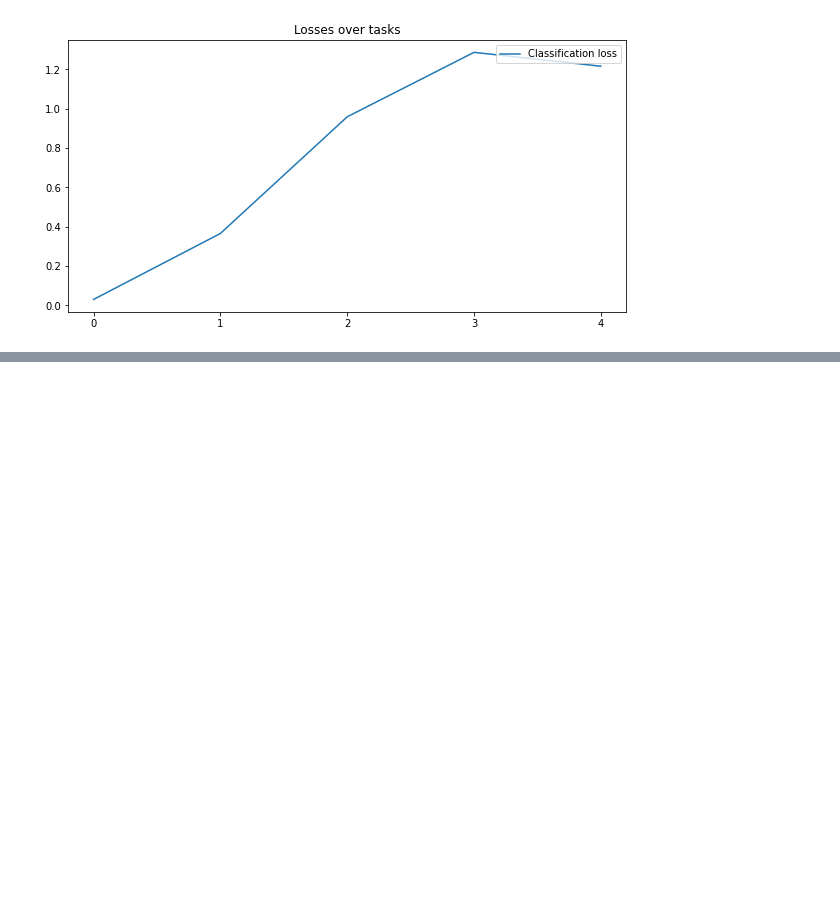
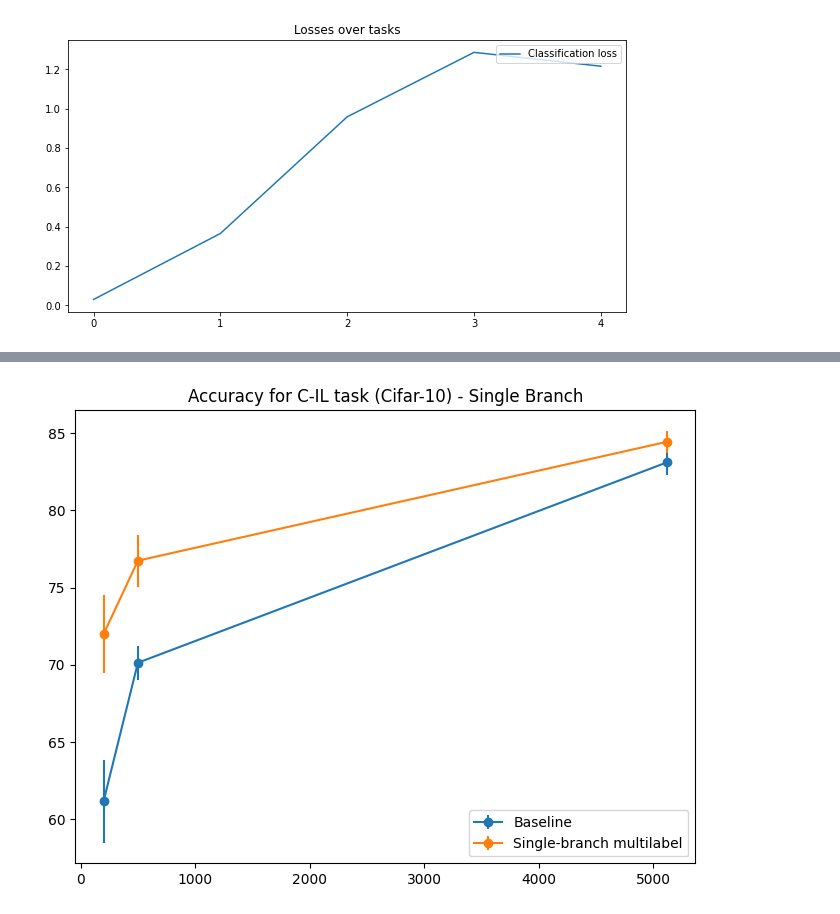
Before and after one commit to Marcopal97/Continual_Learning_with_Semantic_Clustering, a Jupyter notebook: Notebooks/DER_and_Clustering.ipynb, the cells around one changed output, grey strips where cells are left out. Cells and saved outputs as stored; diff of their text form; code cells hidden in the pictures; blank space fills up the shorter version.

```diff
--- a/Notebooks/DER_and_Clustering.ipynb
+++ b/Notebooks/DER_and_Clustering.ipynb
@@ -3660,7 +3204,7 @@ def train_cifar(model: ContinualModel, dataset: ContinualDataset, train_data: li
 NAMES[SequentialCIFAR10.NAME] = SequentialCIFAR10
 num_cluster = 10
 dataset_cifar = get_dataset("seq-cifar10", 32, True)
-model_cifar = get_model(Der_clustering, backbone=dataset_cifar.get_backbone_cluster(num_cluster), loss=dataset_cifar.get_loss(), lr=0.01, buffer_size=500, minibatch_size=32, alpha=0.3, transform=dataset_cifar.get_transform())
+model_cifar = get_model(Der_clustering, backbone=dataset_cifar.get_backbone_cluster(num_cluster), loss=dataset_cifar.get_loss(), lr=0.01, buffer_size=500, minibatch_size=32, alpha=0.3, beta=None, transform=dataset_cifar.get_transform())
 #print(model_cifar.net.classifier.weight)
 results, results_mask_classes = train_cifar(model_cifar, dataset_cifar, train_data, test_data, 50, num_cluster, 0, 0, None, True)
 # %% [output]
@@ -3925,7 +3469,7 @@ def train_cifar(model: ContinualModel, dataset: ContinualDataset, train_data: li
 NAMES[SequentialCIFAR10.NAME] = SequentialCIFAR10
 num_cluster = 10
 dataset_cifar = get_dataset("seq-cifar10", 32, True)
-model_cifar = get_model(Der_classifier, backbone=dataset_cifar.get_backbone_cluster(num_cluster), loss=dataset_cifar.get_loss(), lr=0.03, buffer_size=500, minibatch_size=32, alpha=0.3, transform=dataset_cifar.get_transform())
+model_cifar = get_model(Der_classifier, backbone=dataset_cifar.get_backbone_cluster(num_cluster), loss=dataset_cifar.get_loss(), lr=0.03, buffer_size=500, minibatch_size=32, alpha=0.3, beta=None, transform=dataset_cifar.get_transform())
 results, results_mask_classes = train_cifar(model_cifar, dataset_cifar, train_data, test_data, 50, num_cluster, 0, 49, 4, False)
 # %% [output]
 [ 01-04 | 13:17 ] Task 1 | epoch 49: |██████████████████████████████████████████████████| loss: 0.75746709
@@ -3948,0 +4207,12 @@ No artists with labels found to put in legend.  Note that artists whose label st
+# %%
+for i in range(4):
+    open_file_1 = open("/home/marco_palumbo/data/train_data_multi_class.pkl", "rb")
+    open_file_2 = open("/home/marco_palumbo/data/test_data_multi_class.pkl", "rb")
+    train_data = pickle.load(open_file_1)
+    test_data = pickle.load(open_file_2)
+    open_file_1.close()
+    open_file_2.close()
+    dataset_cifar = get_dataset("seq-cifar10", 32, True)
+    num_classes = 20
+    model_cifar = get_model(Derpp_multi_label, backbone=resnet18(num_classes), loss=dataset_cifar.get_loss(), lr=0.03, buffer_size=200, minibatch_size=32, alpha=0.1, beta=0.5, transform=dataset_cifar.get_transform())
+    results, results_mask_classes, results_clustering = train_cifar(model_cifar, dataset_cifar, train_data, test_data, 50, num_classes, 0, None, True)
@@ -3948,0 +4307,3 @@ No artists with labels found to put in legend.  Note that artists whose label st
+# %%
+clusters = [18, 16, 14, 12, 10]
+train_data, test_data = clustered_mnist(clusters)
@@ -3948,0 +4848,62 @@ No artists with labels found to put in legend.  Note that artists whose label st
+# %%
+import numpy as np
+import matplotlib.pyplot as plt
+import torch
+import torch
+import torchvision
+import statistics
+
+# Accuratezze per il C-IL (Cifar-10)
+results_baseline_cifar = [[59.3, 60.2, 61.2, 61.0, 59.7, 58.5, 65.9, 66.1, 60.0, 59.6],
+                          [69.3, 68.2, 71.5, 71.0, 69.2, 69.0, 70.8, 71.2, 70.7, 70.4],
+                          [83.1, 83.2, 84.2, 82.9, 81.9, 84.6, 82.9, 83.1, 82.0, 83.2]] # 200 - 500 - 5120
+results_baseline_cifar_mean = []
+results_baseline_cifar_std = []
+results_multi_label_cifar = [[73.8, 66.6, 71.9, 72.8, 71.5, 72.8, 75, 70.5, 70.1, 74.8],
+                             [74.6, 73.6, 77.1, 77, 77, 77, 76.9, 79, 79, 76.2],
+                             [83.1, 85.3, 84.6, 84.2, 84.2, 84.7, 84.8, 85.2, 84.8, 83.5]] # 200 - 500 - 5120
+results_multi_label_cifar_mean = []
+results_multi_label_cifar_std = []
+
+buffer_size = [200, 500, 5120]
+
+# Accuratezze per il C-IL (MNIST)
+results_baseline_mnist = [[87.1, 85.4, 86.1, 84, 86.3, 86.5, 86.6, 84.8, 83.8, 84.1],
+                          [91.1, 90, 89.3, 90.4, 88.6, 89.6, 91.5, 91.5, 90.2, 90.6],
+                          [95, 94.5, 94.4, 94.8, 94.9, 95.1, 94.6, 94.8, 94.8, 94.2]] # 200 - 500 - 5120
+results_baseline_mnist_mean = []
+results_baseline_mnist_std = []
+results_multi_label_mnist = [[90.9, 91.1, 90, 90.2, 88.7, 91.5, 90.6, 88.9, 87, 89.2],
+                             [93.9, 93.7, 93.6, 93.3, 92.4, 93, 93.7, 93, 93.7, 94.5],
+                             [95.5, 95.6, 94.6, 94.7, 95.5, 94.5, 94.9, 95.5, 95.1, 95.6]] # 200 - 500 - 5120
+results_multi_label_mnist_mean = []
+results_multi_label_mnist_std = []
+
+for i in range(len(results_baseline_mnist)):
+  results_baseline_mnist_mean.append(statistics.mean(results_baseline_mnist[i]))
+  results_baseline_mnist_std.append(statistics.stdev(results_baseline_mnist[i]))
+
+for i in range(len(results_baseline_cifar)):
+  results_baseline_cifar_mean.append(statistics.mean(results_baseline_cifar[i]))
+  results_baseline_cifar_std.append(statistics.stdev(results_baseline_cifar[i]))
+
+for i in range(len(results_multi_label_cifar)):
+  results_multi_label_cifar_mean.append(statistics.mean(results_multi_label_cifar[i]))
+  results_multi_label_cifar_std.append(statistics.stdev(results_multi_label_cifar[i]))
+
+for i in range(len(results_multi_label_mnist)):
+  results_multi_label_mnist_mean.append(statistics.mean(results_multi_label_mnist[i]))
+  results_multi_label_mnist_std.append(statistics.stdev(results_multi_label_mnist[i]))
+
+fig = plt.figure(figsize=(8, 6), dpi=100)
+plt.errorbar(buffer_size, results_baseline_cifar_mean, yerr=results_baseline_cifar_std, marker = "o", label='Baseline')
+plt.errorbar(buffer_size, results_multi_label_cifar_mean, yerr=results_multi_label_cifar_std, marker = "o", label='Single-branch multilabel')
+plt.legend(loc='lower right')
+plt.title("Accuracy for C-IL task (Cifar-10) - Single Branch")
+
+fig = plt.figure(figsize=(8, 6), dpi=100)
+plt.errorbar(buffer_size, results_baseline_mnist_mean, yerr=results_baseline_mnist_std, marker = "o", label='Baseline')
+plt.errorbar(buffer_size, results_multi_label_mnist_mean, yerr=results_multi_label_mnist_std, marker = "o", label='Single-branch multilabel')
+plt.legend(loc='lower right')
+plt.title("Accuracy for C-IL task (MNIST) - Single Branch")
+# %% [output]
@@ -3948,0 +4911 @@ No artists with labels found to put in legend.  Note that artists whose label st
+[figure, added]
```
Also changed, not shown: parts of 56 cells of this notebook, 1 other file.
